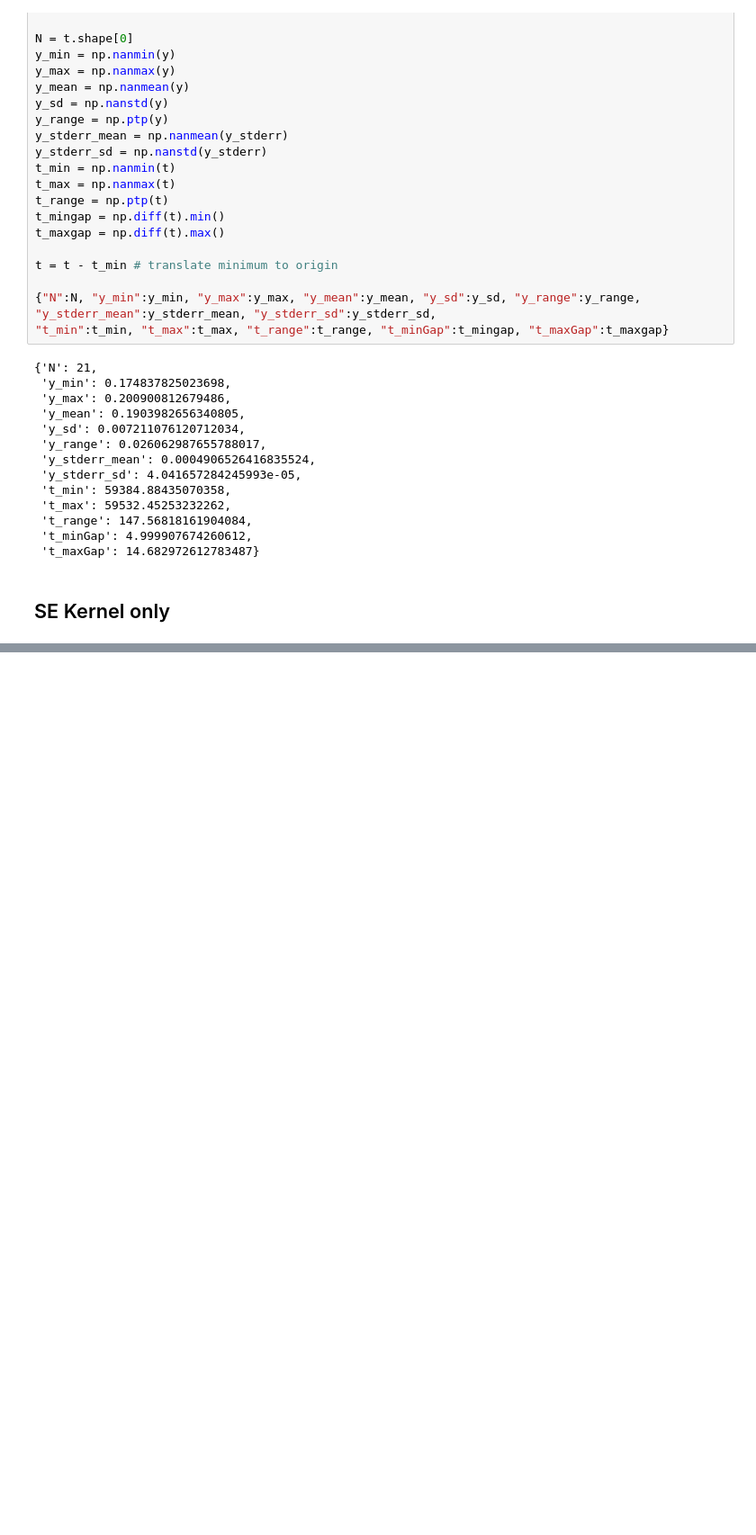
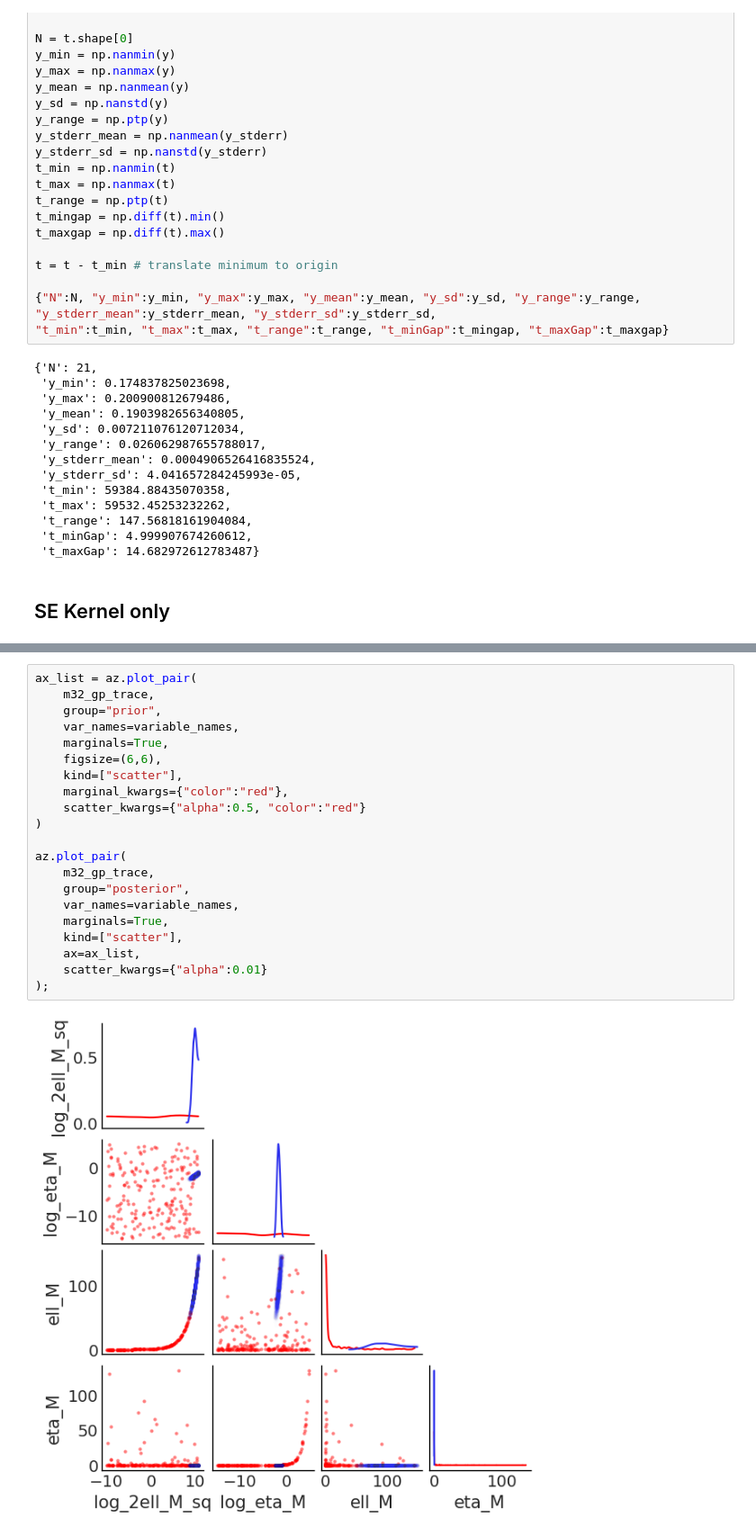
Before and after one commit to shihchingfu/gp-sandbox-thunderkat, a Jupyter notebook: test_fits.ipynb, the cells around one changed output, grey strips where cells are left out. Shown at 90% size. Saved outputs shown, nothing was run; the diff lists cells and outputs as text; blank space fills up the shorter version.

```diff
--- a/test_fits.ipynb
+++ b/test_fits.ipynb
@@ -253,0 +343,23 @@ plt.legend();
+# %%
+ax_list = az.plot_pair(
+    m32_gp_trace,
+    group="prior",
+    var_names=variable_names,
+    marginals=True,
+    figsize=(6,6),
+    kind=["scatter"],
+    marginal_kwargs={"color":"red"},
+    scatter_kwargs={"alpha":0.5, "color":"red"}
+)
+
+az.plot_pair(
+    m32_gp_trace,
+    group="posterior",
+    var_names=variable_names,
+    marginals=True,
+    kind=["scatter"],
+    ax=ax_list,
+    scatter_kwargs={"alpha":0.01}
+);
+# %% [output]
+[figure, added]
```
Also changed, not shown: parts of 45 cells of this notebook.
